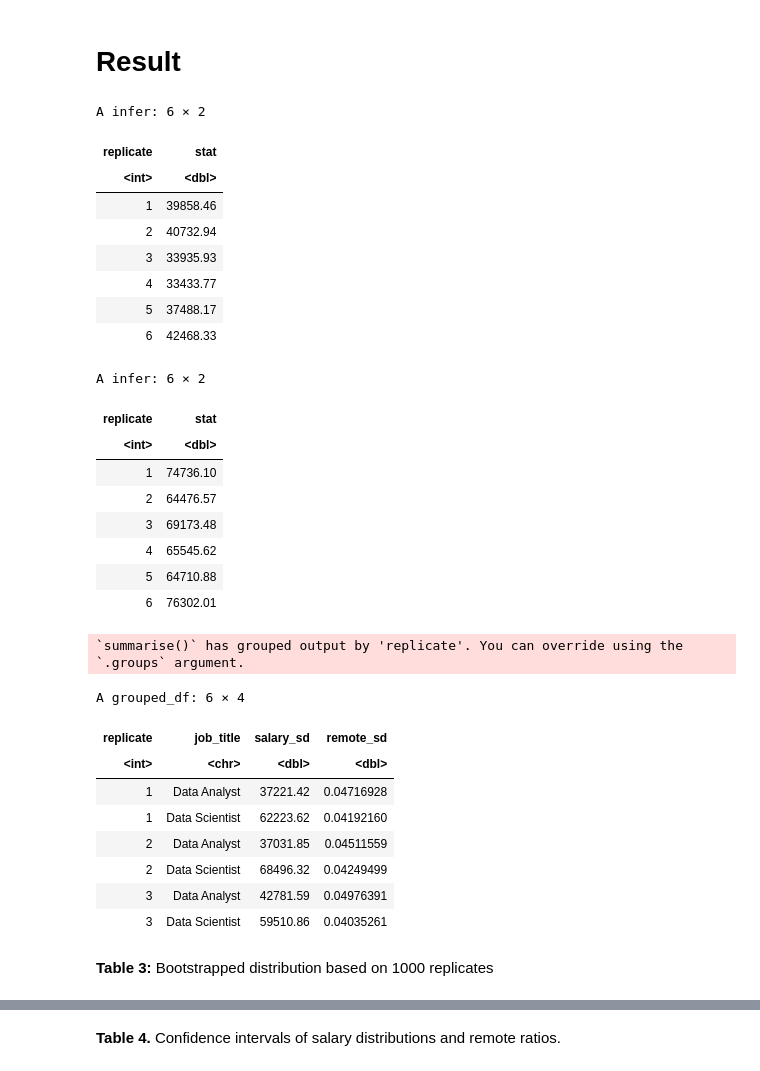
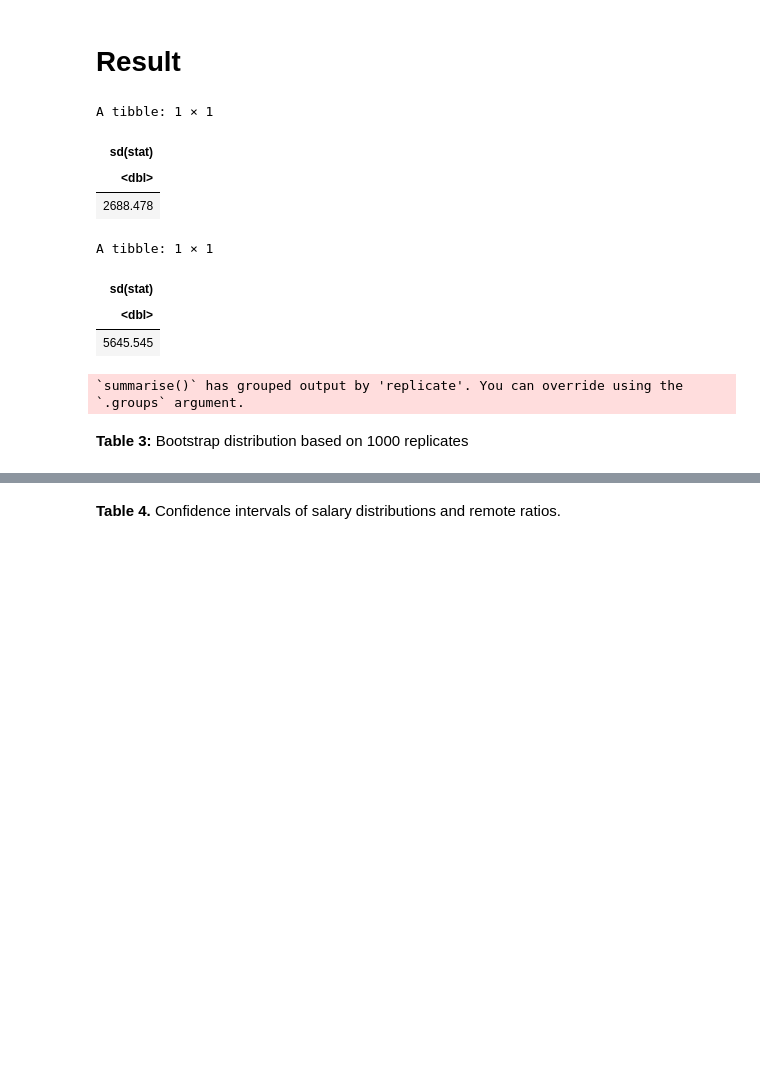
Before and after one commit to vindennt/stat-201-project-group-10, a Jupyter notebook: proposal (4).ipynb, the cells around one changed output, grey strips where cells are left out. Saved outputs shown, nothing was run; the diff lists cells and outputs as text; code cells hidden in the pictures; blank space fills up the shorter version.

Commit message:
Revise the codings based on the TA's suggestions

```diff
--- a/proposal (4).ipynb
+++ b/proposal (4).ipynb
@@ -343,66 +356,45 @@ This prompts further questions about how differences in experience, company loca
 # %% [markdown]
 # Result
 # %%
-#?ASK do we use standard error here? divide by n or not
-# DennisL I think dont use standard error because its only for samploing distr. Since we have bootstrap, we only have SD?
-
 # Seed set at initiation
 
 # Using infer
 analyst_bootstrapped_salary_sd <- salaries_new %>%
     filter(job_title == "Data Analyst") %>%
     specify(response = salary_in_usd) %>%
     generate(type = "bootstrap", reps = 1000) %>%
-    calculate(stat = "sd")
+    calculate(stat = "sd") %>%
+    summarise(sd(stat))
 
 scientist_bootstrapped_salary_sd <- salaries_new %>%
     filter(job_title == "Data Scientist") %>%
     specify(response = salary_in_usd) %>%
     generate(type = "bootstrap", reps = 1000) %>%
-    calculate(stat = "sd")
+    calculate(stat = "sd") %>%
+    summarise(sd(stat))
 
 head(analyst_bootstrapped_salary_sd)
 head(scientist_bootstrapped_salary_sd)
+
 
 # using traditional method
 bootstrapped_samples <- salaries_new %>%
         ungroup() %>%
         rep_sample_n(size = nrow(salaries_new), reps = 1000, replace = TRUE) %>%
         group_by(replicate, job_title) %>%
         summarise(salary_sd = sd(salary_in_usd),
                   ratio_sd = sqrt((mean(remote_ratio == "remote") * (1-mean(remote_ratio == "remote")))/n())) # standard deviation of sample proportion
-
-head(bootstrap_samples)
 # %% [output]
-A infer: 6 × 2
+A tibble: 1 × 1
-| replicate | stat |
-| <int> | <dbl> |
-| 1 | 39858.46 |
-| 2 | 40732.94 |
-| 3 | 33935.93 |
-| 4 | 33433.77 |
-| 5 | 37488.17 |
-| 6 | 42468.33 |
+| sd(stat) |
+| <dbl> |
+| 2688.478 |
-A infer: 6 × 2
+A tibble: 1 × 1
-| replicate | stat |
-| <int> | <dbl> |
-| 1 | 74736.10 |
-| 2 | 64476.57 |
-| 3 | 69173.48 |
-| 4 | 65545.62 |
-| 5 | 64710.88 |
-| 6 | 76302.01 |
+| sd(stat) |
+| <dbl> |
+| 5645.545 |
 `summarise()` has grouped output by 'replicate'. You can override using the
 `.groups` argument.
-A grouped_df: 6 × 4
-| replicate | job_title | salary_sd | remote_sd |
-| <int> | <chr> | <dbl> | <dbl> |
-| 1 | Data Analyst | 37221.42 | 0.04716928 |
-| 1 | Data Scientist | 62223.62 | 0.04192160 |
-| 2 | Data Analyst | 37031.85 | 0.04511559 |
-| 2 | Data Scientist | 68496.32 | 0.04249499 |
-| 3 | Data Analyst | 42781.59 | 0.04976391 |
-| 3 | Data Scientist | 59510.86 | 0.04035261 |
 # %% [markdown]
-**Table 3:** Bootstrapped distribution based on 1000 replicates
+**Table 3:** Bootstrap distribution based on 1000 replicates
 # %%
```
Also changed, not shown: parts of 5 cells of this notebook.
